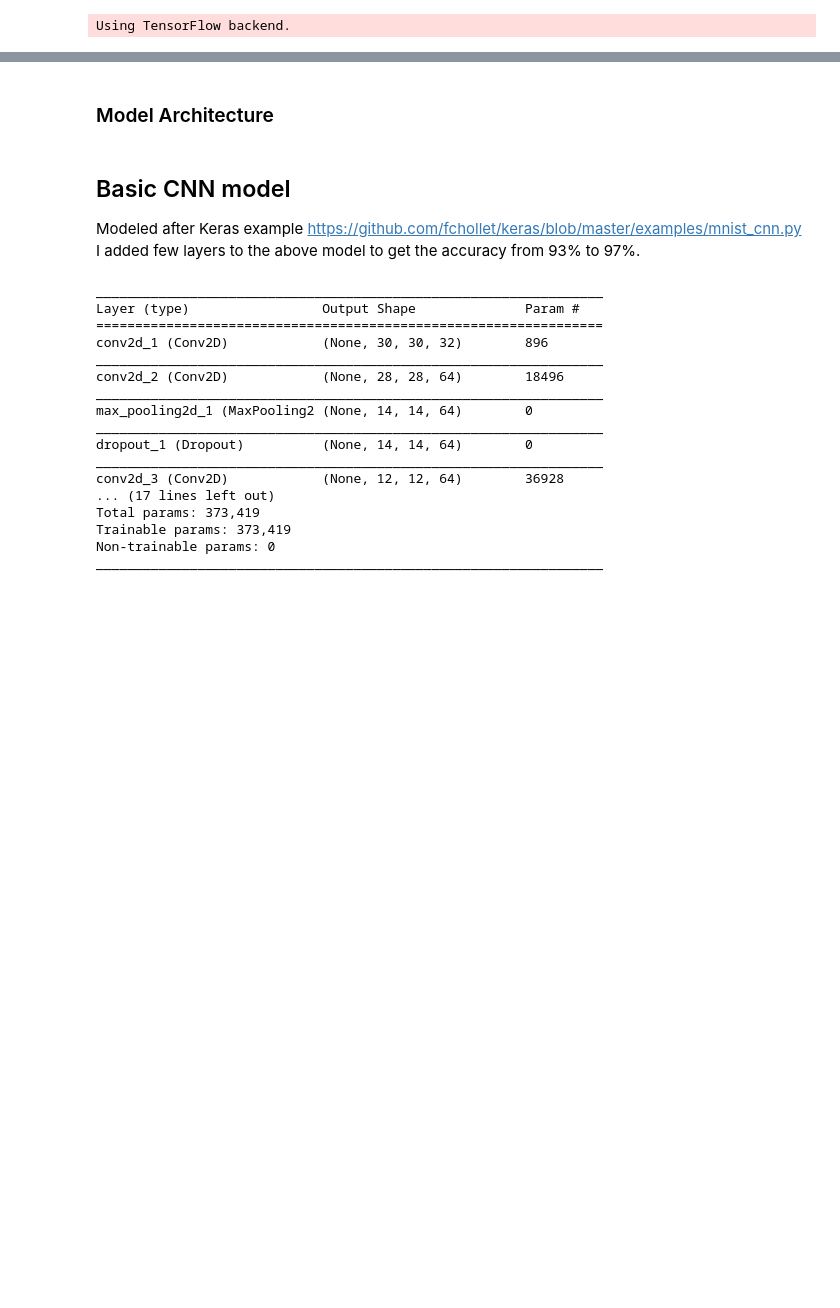
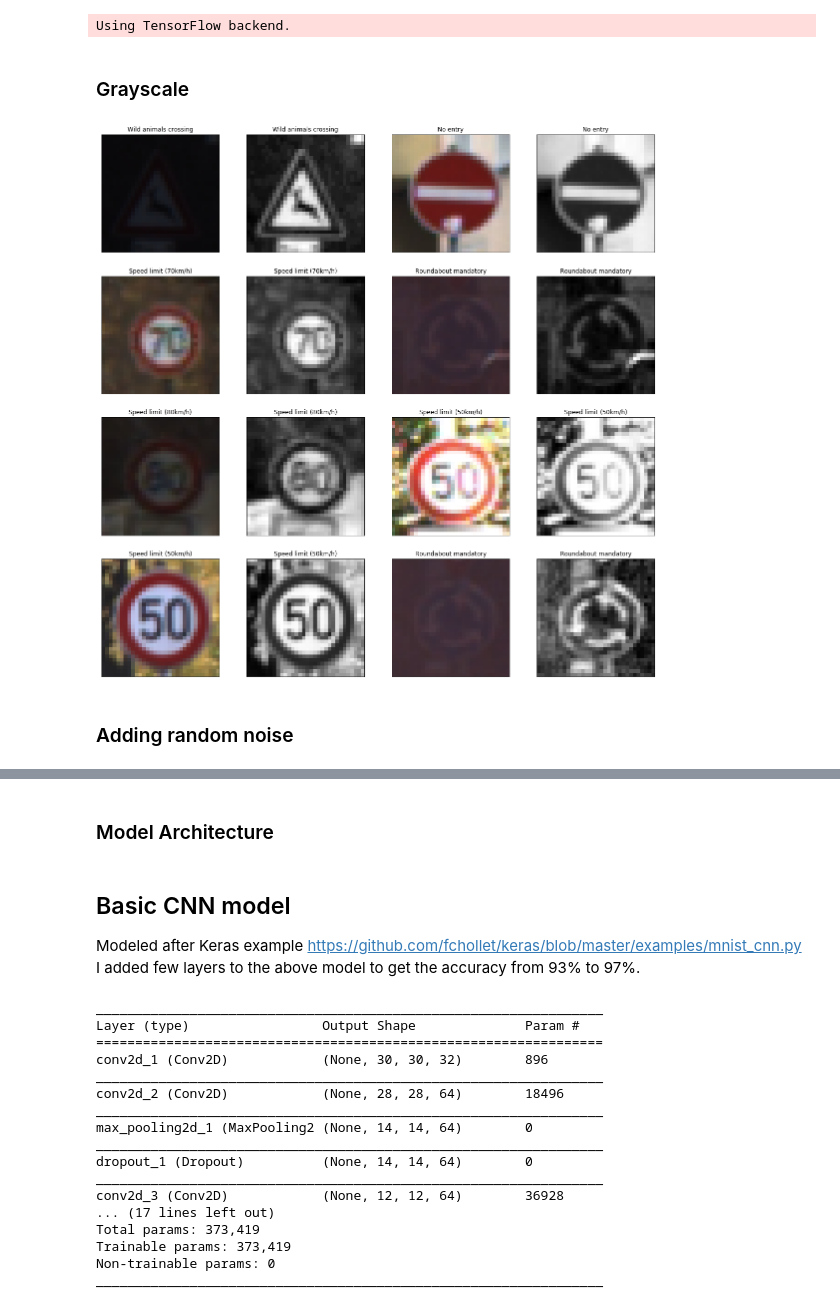
Before and after one commit to karthikv2k/CarND-Traffic-Sign-Classifier-Project, a Jupyter notebook: Traffic_Sign_Classifier.ipynb, the cells around one changed output, grey strips where cells are left out. Cells and saved outputs as stored; diff of their text form; code cells hidden in the pictures; blank space fills up the shorter version.

```diff
--- a/Traffic_Sign_Classifier.ipynb
+++ b/Traffic_Sign_Classifier.ipynb
@@ -145,10 +158,0 @@ X_train_gray = grayscale(X_train)
-# %%
-def plot_side_by_side(X, X_transformed, y, cols=2, rows=4, size=5):
-    cols = cols * 2 #we need to plot orignal and transformed images
-    num_examples = rows * cols
-    f, ax = plt.subplots(rows, cols, figsize=(cols*size,rows*size))
-    ax = ax.ravel()
-    for i in range(0, num_examples, 2):
-        n = np.random.randint(X.shape[0])
-        plot_image(ax[i], X[n,:,:,:], signnames[y[n]])
-        plot_image(ax[i+1], X_transformed[n,:,:,:], signnames[y[n]])
@@ -219,0 +240,2 @@ def normalize(X):
+# %% [markdown]
+### Grayscale
@@ -219,0 +248,21 @@ def normalize(X):
+# %%
+X_valid_gray = grayscale(X_valid)
+# %%
+def plot_side_by_side(X, X_transformed, y, cols=2, rows=4, size=5, sample=True):
+    cols = cols * 2 #we need to plot orignal and transformed images
+    num_examples = min(rows * cols, 2*X.shape[0])
+    f, ax = plt.subplots(rows, cols, figsize=(cols*size,rows*size))
+    ax = ax.ravel()
+    for i in range(0, num_examples, 2):
+        if sample:
+            n = np.random.randint(X.shape[0])
+        else:
+            n = i//2
+        plot_image(ax[i], X[n,:,:,:], signnames[y[n]])
+        plot_image(ax[i+1], X_transformed[n,:,:,:], signnames[y[n]])
+# %%
+plot_side_by_side(X_valid, X_valid_gray, y_valid)
+# %% [output]
+[figure, added]
+# %% [markdown]
+### Adding random noise
```
Also changed, not shown: parts of 78 cells of this notebook, 1 other file.
